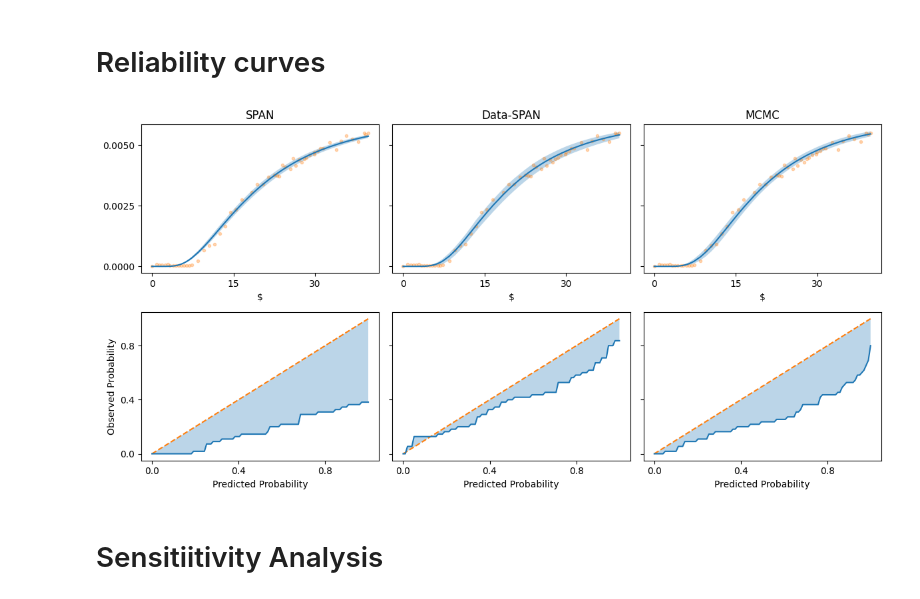
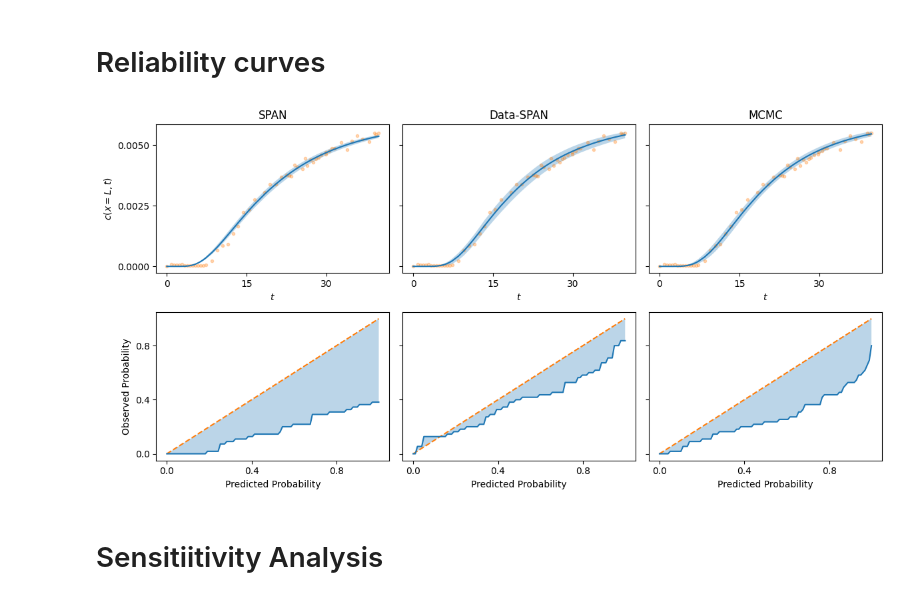
Before and after one commit to RiccardoFrenner/finn-nnpie, a Jupyter notebook: news/news_29102024.ipynb, the cells around one changed output. Saved outputs shown, nothing was run; the diff lists cells and outputs as text; code cells hidden in the pictures.

```diff
--- a/news/news_29102024.ipynb
+++ b/news/news_29102024.ipynb
@@ -491,5 +491,6 @@ for method1, method2 in itertools.combinations(methods, 2):
             axs.flat[ax_idx].set_title(f"{data_name}")
             axs.flat[ax_idx].legend()
 
+    plt.tight_layout()
     fig.savefig(f"../paper/figs/finn_{method1[1]}vs{method2[1]}_PIs.png")
 # %% [output]
@@ -572,7 +573,7 @@ def reliability_curve(samples, weights, title: str, ylabel=True, axs=None):
     FILL_PARAMS = dict(color="C0", alpha=0.3, edgecolor="none")
     axs[0].plot(x, y, ".", color="C1", alpha=0.3)
     axs[0].plot(x, mean, color="C0")
-    axs[0].set_xlabel("$")
+    axs[0].set_xlabel("$t$")
     axs[0].fill_between(
         x,
         *get_weighted_interval(samples, 0.9, weights),
@@ -597,40 +598,41 @@ def reliability_curve(samples, weights, title: str, ylabel=True, axs=None):
     )
     axs[1].set_xlabel("Predicted Probability")
     if ylabel:
+        axs[0].set_ylabel("$c(x=L, t)$")
         axs[1].set_ylabel("Observed Probability")
 
     return plt.gcf(), axs
 
 
 # below identity -> overconfident
 # above identity -> underconfident
 
 fig, axs = plt.subplots(nrows=2, ncols=3, figsize=(12, 6), sharey="row")
 
 for i, (samples, weights, title) in enumerate(
     [
         (span_samples.core2, span_weights, "SPAN"),
         (dataspan_samples.core2, dataspan_weights, "Data-SPAN"),
         (mcmc_samples.core2, None, "MCMC"),
     ]
 ):
     reliability_curve(samples, weights, title, ylabel=True if i==0 else False, axs=axs[:, i])
 
 
 
 
 import matplotlib.ticker as ticker
 
 for ax in axs.flat:
     ax.xaxis.set_major_locator(ticker.MaxNLocator(3))
     ax.yaxis.set_major_locator(ticker.MaxNLocator(3))
 
 
+plt.tight_layout()
 fig.savefig("../paper/figs/reliability_curves.png")
-plt.tight_layout()
 plt.show()
 # %% [output]
-[figure, old version]
+[figure, new version]
 # %% [markdown]
 # Sensitiitivity Analysis
 # %% [markdown]
```
Also changed, not shown: parts of 5 cells of this notebook, 20 other files.
